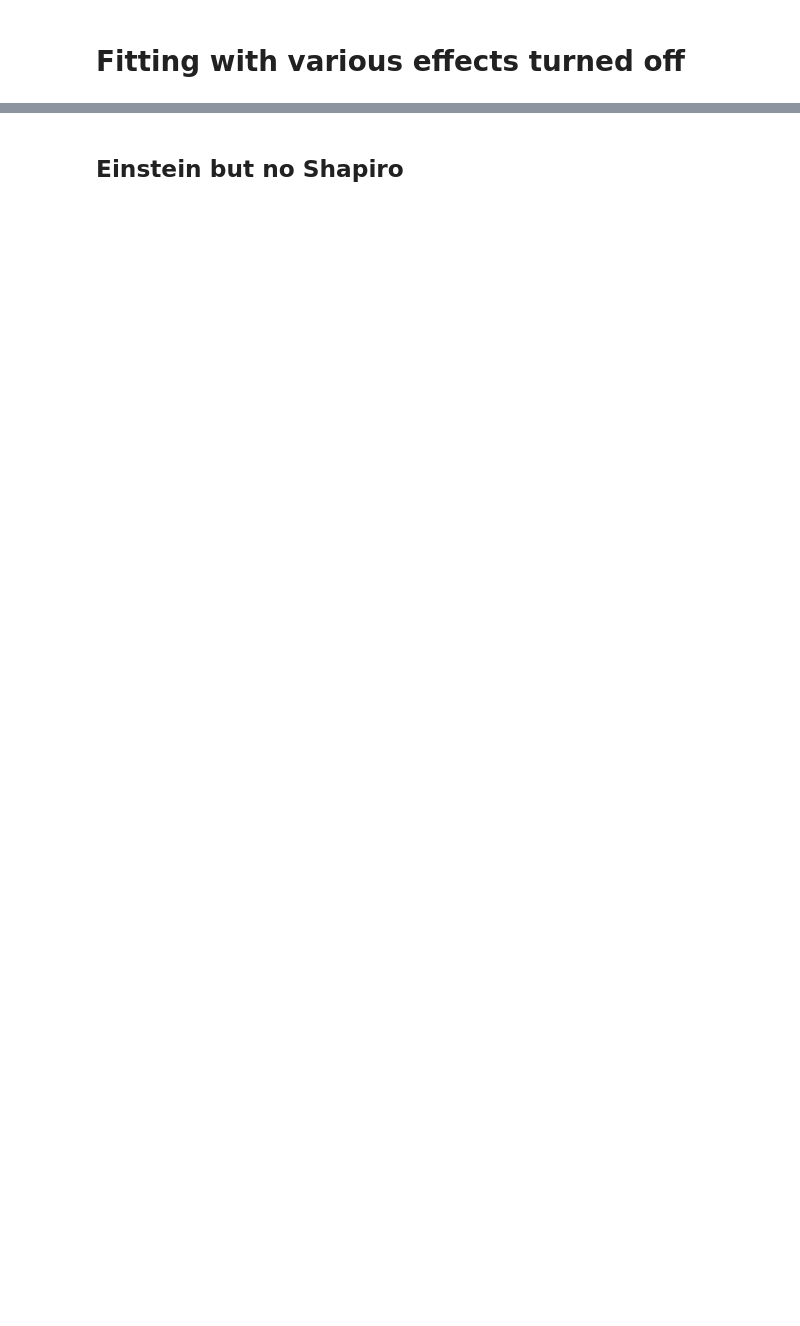
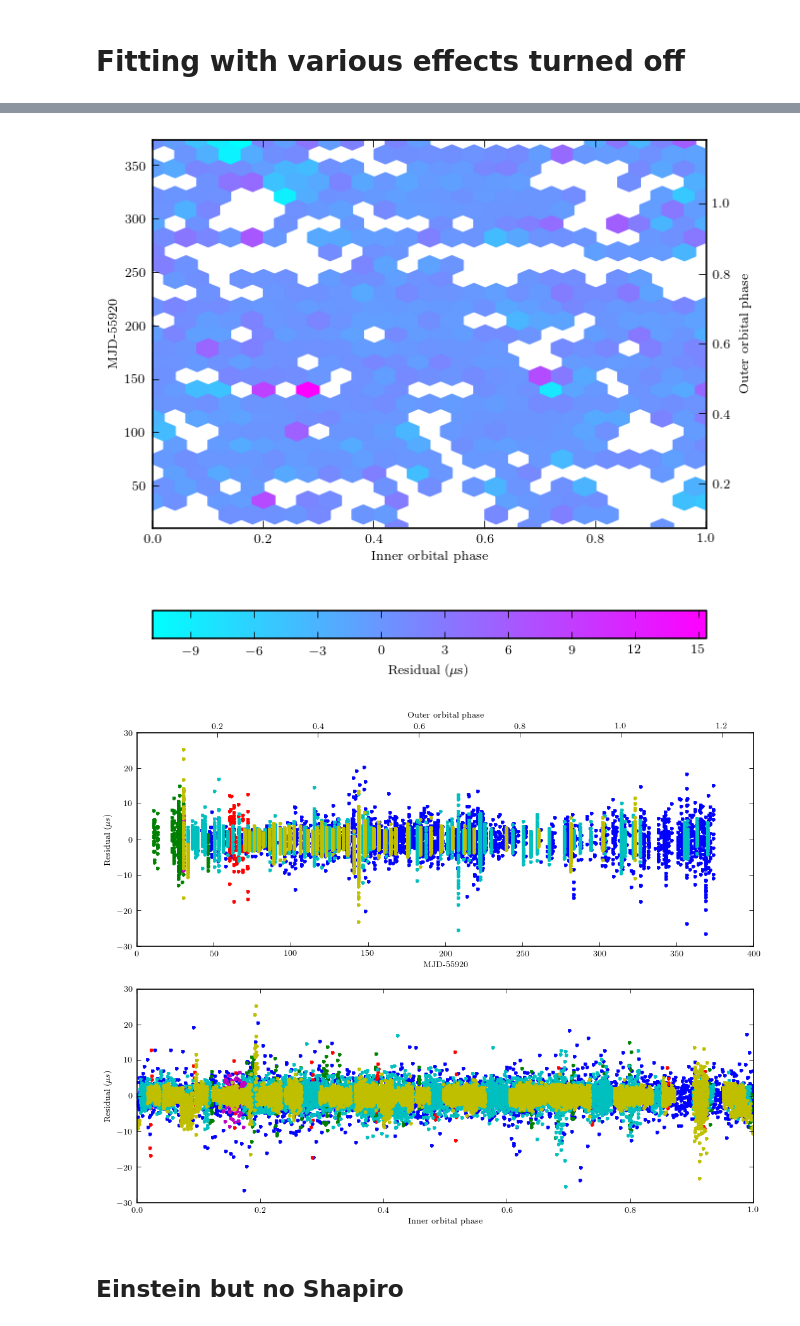
Before and after one commit to aarchiba/triplesystem, a Jupyter notebook: effects.ipynb, the cells around one changed output, grey strips where cells are left out. Saved outputs shown, nothing was run; the diff lists cells and outputs as text; code cells hidden in the pictures; blank space fills up the shorter version.

```diff
--- a/effects.ipynb
+++ b/effects.ipynb
@@ -171,13 +212,14 @@ def mfun(asini_i, pb_i, eps1_i, eps2_i, tasc_i,
 # %%
 m = minuit.Minuit(mfun)
 # %%
-for n,v in zip(m1.parameters, scale(orbital_parameters_fit)):
+for n,v in zip(m.parameters, scale(orbital_parameters_fit)):
     m.values[n] = v
 # %%
 m.printMode = 3
 m.strategy = 2
 m.eps = 1e-10
 m.tol = 100.
+m.up = 1.
 m.migrad()
-print assumed_uncert*(m.fval/len(mjds))**2
+print m.fval/len(mjds)
 # %% [output]
@@ -213,0 +258,22 @@ acosi_o delta_lan -0.0963167454765
+# %%
+orbit_fixed = threebody.compute_orbit(fit_fixed_shapiro, mjds,
+            shapiro=True, special=True, general=True)
+# %%
+def plots(orbit, name):
+    r = orbit['states'][:,2].copy()
+    if 'shapiro' in orbit:
+        r += orbit['shapiro']
+    if 'einstein' in orbit:
+        r += 86400*orbit['einstein']
+    r = remove_trend(r-delays)
+    resids2d(r, orbit)
+    plt.gcf().set_size_inches(two_column, two_column)
+    plt.savefig("hexresids_%s.pdf" % name)
+    resids1d(r, orbit)
+    plt.gcf().set_size_inches(10.5, 8)
+    plt.savefig("resids1d_%s.pdf" % name)
+# %%
+plots(orbit_fixed, "fixed")
+# %% [output]
+[figure, added]
+[figure, added]
```
Also changed, not shown: parts of 36 cells of this notebook, 20 other files.
